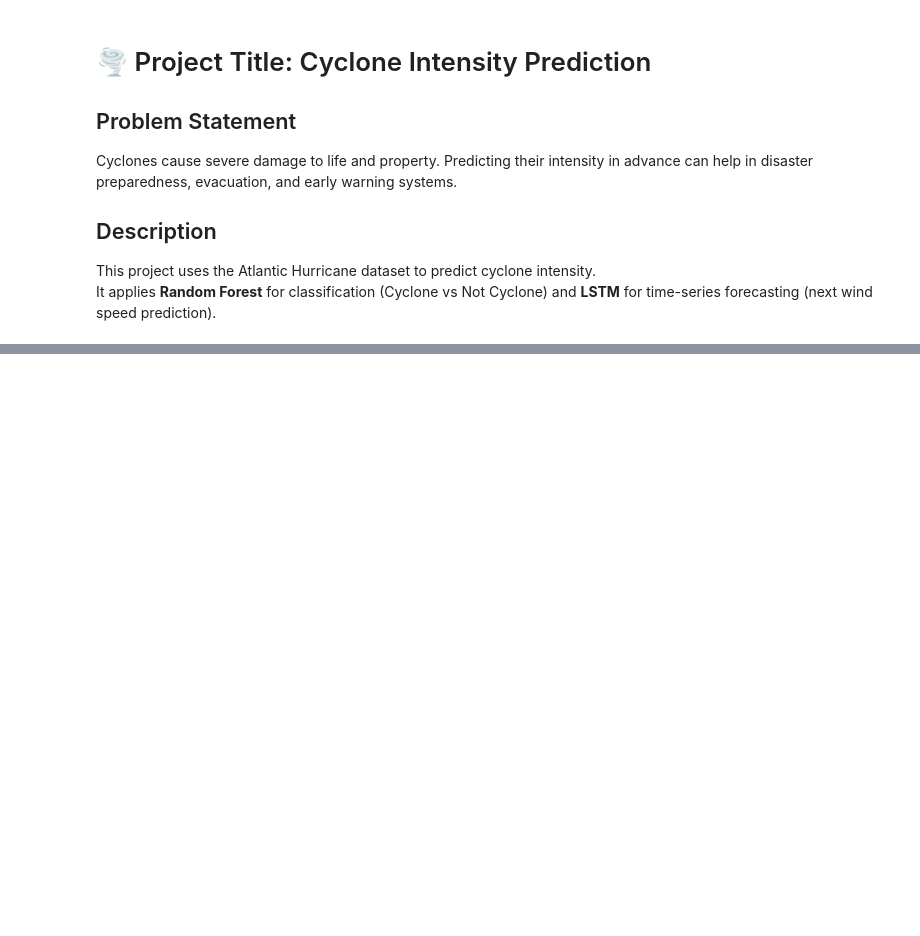
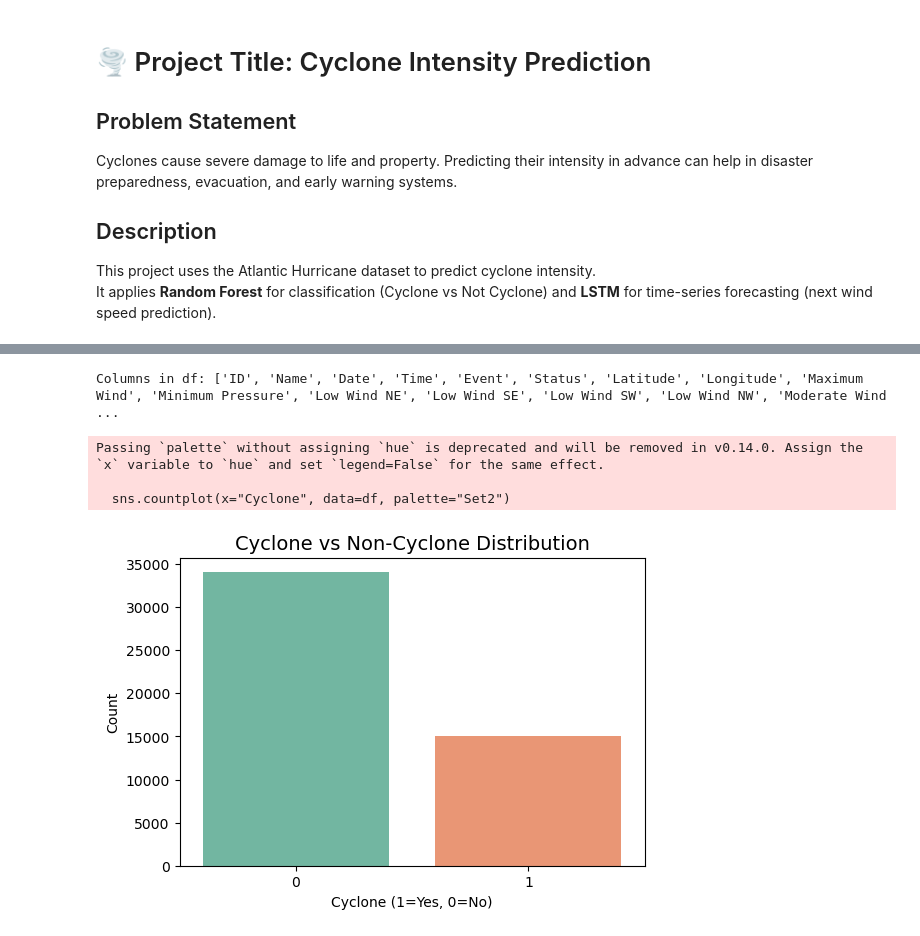
Before and after one commit to sravs154116/Cyclone_Intensity_Predition, a Jupyter notebook: Cyclone_Intern.ipynb, the cells around one changed output, grey strips where cells are left out. Cells and saved outputs as stored; diff of their text form; code cells hidden in the pictures; blank space fills up the shorter version.

```diff
--- a/Cyclone_Intern.ipynb
+++ b/Cyclone_Intern.ipynb
@@ -51,0 +127,21 @@ Columns available: ['ID', 'Name', 'Date', 'Time', 'Event', 'Status', 'Latitude',
+# %%
+# Ensure Cyclone column exists
+# Countplot → Class balance (Cyclone vs Non-Cyclone).
+if "Cyclone" not in df.columns:
+    df["Cyclone"] = (df["Maximum Wind"] >= 64).astype(int)
+
+print("Columns in df:", df.columns.tolist())
+
+# Now plot
+plt.figure(figsize=(6,4))
+sns.countplot(x="Cyclone", data=df, palette="Set2")
+plt.title("Cyclone vs Non-Cyclone Distribution", fontsize=14)
+plt.xlabel("Cyclone (1=Yes, 0=No)")
+plt.ylabel("Count")
+plt.show()
+# %% [output]
+Columns in df: ['ID', 'Name', 'Date', 'Time', 'Event', 'Status', 'Latitude', 'Longitude', 'Maximum Wind', 'Minimum Pressure', 'Low Wind NE', 'Low Wind SE', 'Low Wind SW', 'Low Wind NW', 'Moderate Wind ...
+Passing `palette` without assigning `hue` is deprecated and will be removed in v0.14.0. Assign the `x` variable to `hue` and set `legend=False` for the same effect.
+
+  sns.countplot(x="Cyclone", data=df, palette="Set2")
+[figure, added]
```
Also changed, not shown: parts of 7 cells of this notebook.
